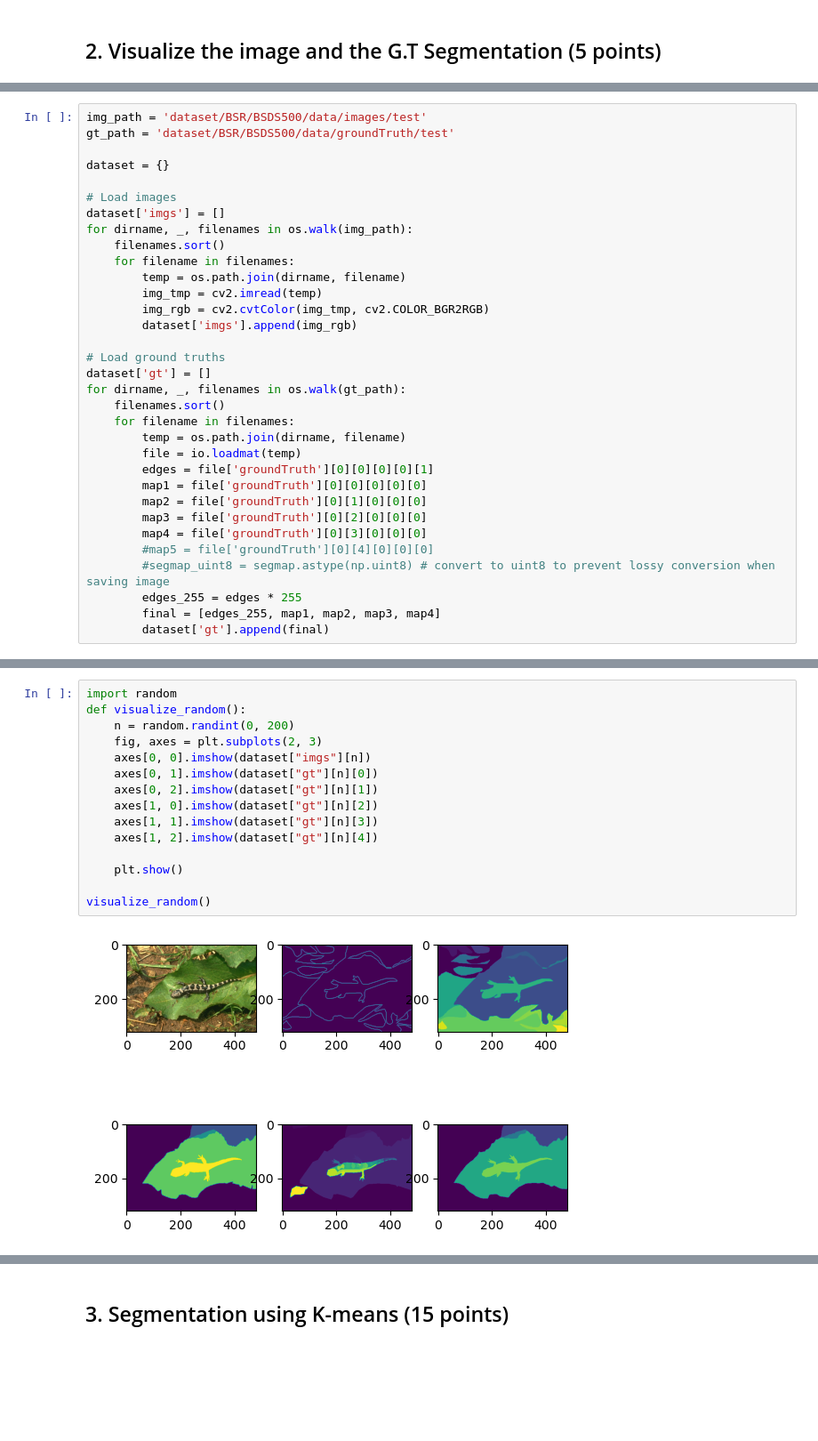
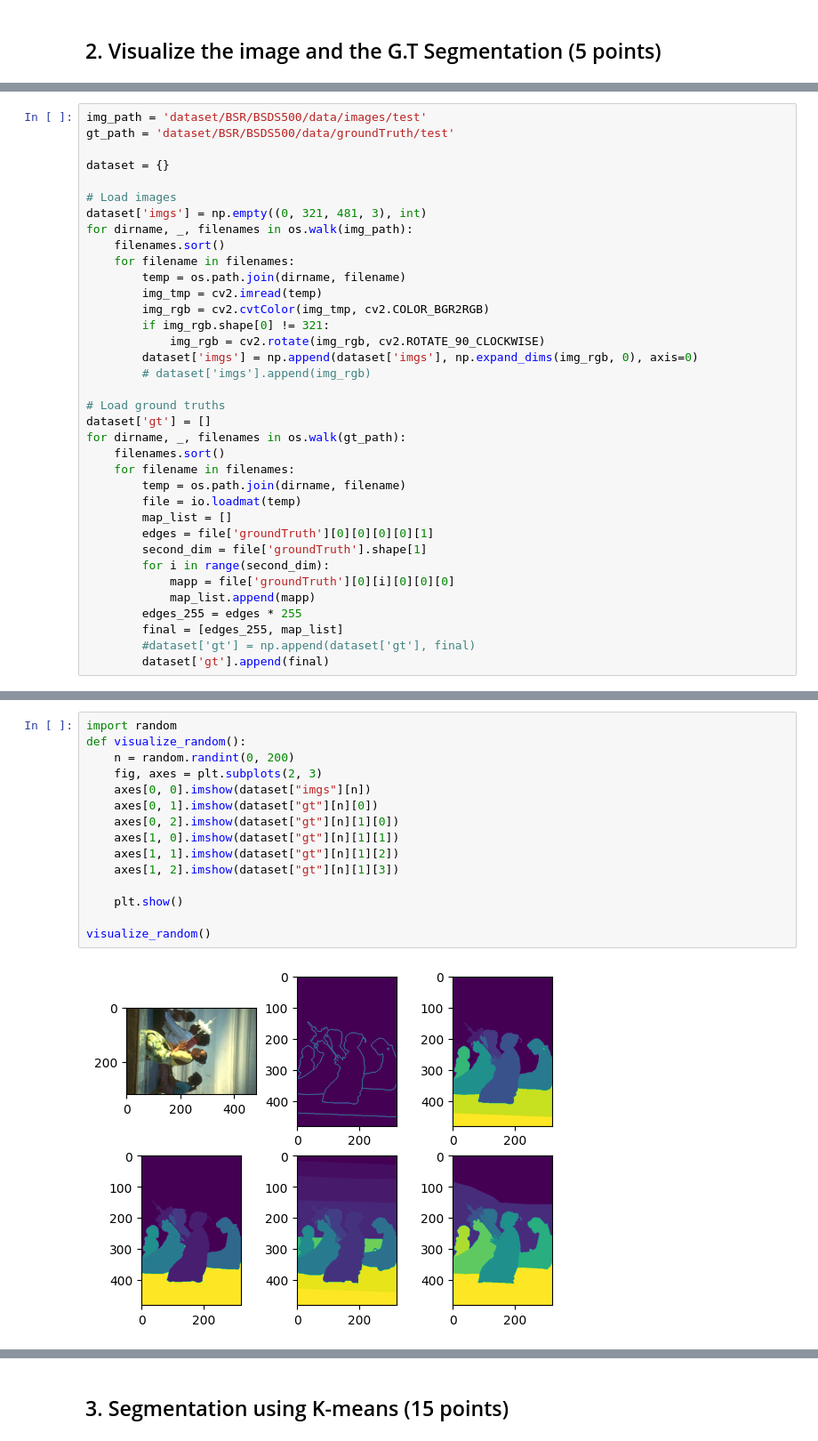
Before and after one commit to iZarrios/Image-Segmentation-with-Clustering, a Jupyter notebook: Image Segmentation.ipynb, the cells around one changed output, grey strips where cells are left out. Shown at 89% size. Cells and saved outputs as stored; diff of their text form; blank space fills up the shorter version.

```diff
--- a/Image Segmentation.ipynb
+++ b/Image Segmentation.ipynb
@@ -69,14 +27,17 @@ gt_path = 'dataset/BSR/BSDS500/data/groundTruth/test'
 dataset = {}
 
 # Load images
-dataset['imgs'] = []
+dataset['imgs'] = np.empty((0, 321, 481, 3), int)
 for dirname, _, filenames in os.walk(img_path):
     filenames.sort()
     for filename in filenames:
         temp = os.path.join(dirname, filename)
         img_tmp = cv2.imread(temp)
         img_rgb = cv2.cvtColor(img_tmp, cv2.COLOR_BGR2RGB)
-        dataset['imgs'].append(img_rgb)
+        if img_rgb.shape[0] != 321:
+            img_rgb = cv2.rotate(img_rgb, cv2.ROTATE_90_CLOCKWISE)
+        dataset['imgs'] = np.append(dataset['imgs'], np.expand_dims(img_rgb, 0), axis=0)
+        # dataset['imgs'].append(img_rgb)
 
 # Load ground truths
 dataset['gt'] = []
@@ -85,15 +46,15 @@ for dirname, _, filenames in os.walk(gt_path):
     for filename in filenames:
         temp = os.path.join(dirname, filename)
         file = io.loadmat(temp)
+        map_list = []
         edges = file['groundTruth'][0][0][0][0][1]
-        map1 = file['groundTruth'][0][0][0][0][0]
-        map2 = file['groundTruth'][0][1][0][0][0]
-        map3 = file['groundTruth'][0][2][0][0][0]
-        map4 = file['groundTruth'][0][3][0][0][0]
-        #map5 = file['groundTruth'][0][4][0][0][0]
-        #segmap_uint8 = segmap.astype(np.uint8) # convert to uint8 to prevent lossy conversion when saving image
+        second_dim = file['groundTruth'].shape[1]
+        for i in range(second_dim):
+            mapp = file['groundTruth'][0][i][0][0][0]
+            map_list.append(mapp)
         edges_255 = edges * 255
-        final = [edges_255, map1, map2, map3, map4]
+        final = [edges_255, map_list]
+        #dataset['gt'] = np.append(dataset['gt'], final)
         dataset['gt'].append(final)
 # %%
 for path in dataset:
@@ -105,17 +66,17 @@ Shape of gt is equal (200, 5)
 # %%
 import random
 def visualize_random():
     n = random.randint(0, 200)
     fig, axes = plt.subplots(2, 3)
     axes[0, 0].imshow(dataset["imgs"][n])
     axes[0, 1].imshow(dataset["gt"][n][0])
-    axes[0, 2].imshow(dataset["gt"][n][1])
-    axes[1, 0].imshow(dataset["gt"][n][2])
-    axes[1, 1].imshow(dataset["gt"][n][3])
-    axes[1, 2].imshow(dataset["gt"][n][4])
+    axes[0, 2].imshow(dataset["gt"][n][1][0])
+    axes[1, 0].imshow(dataset["gt"][n][1][1])
+    axes[1, 1].imshow(dataset["gt"][n][1][2])
+    axes[1, 2].imshow(dataset["gt"][n][1][3])
 
     plt.show()
 
 visualize_random()
 # %% [output]
-[figure, old version]
+[figure, new version]
```
Also changed, not shown: parts of 17 cells of this notebook.
